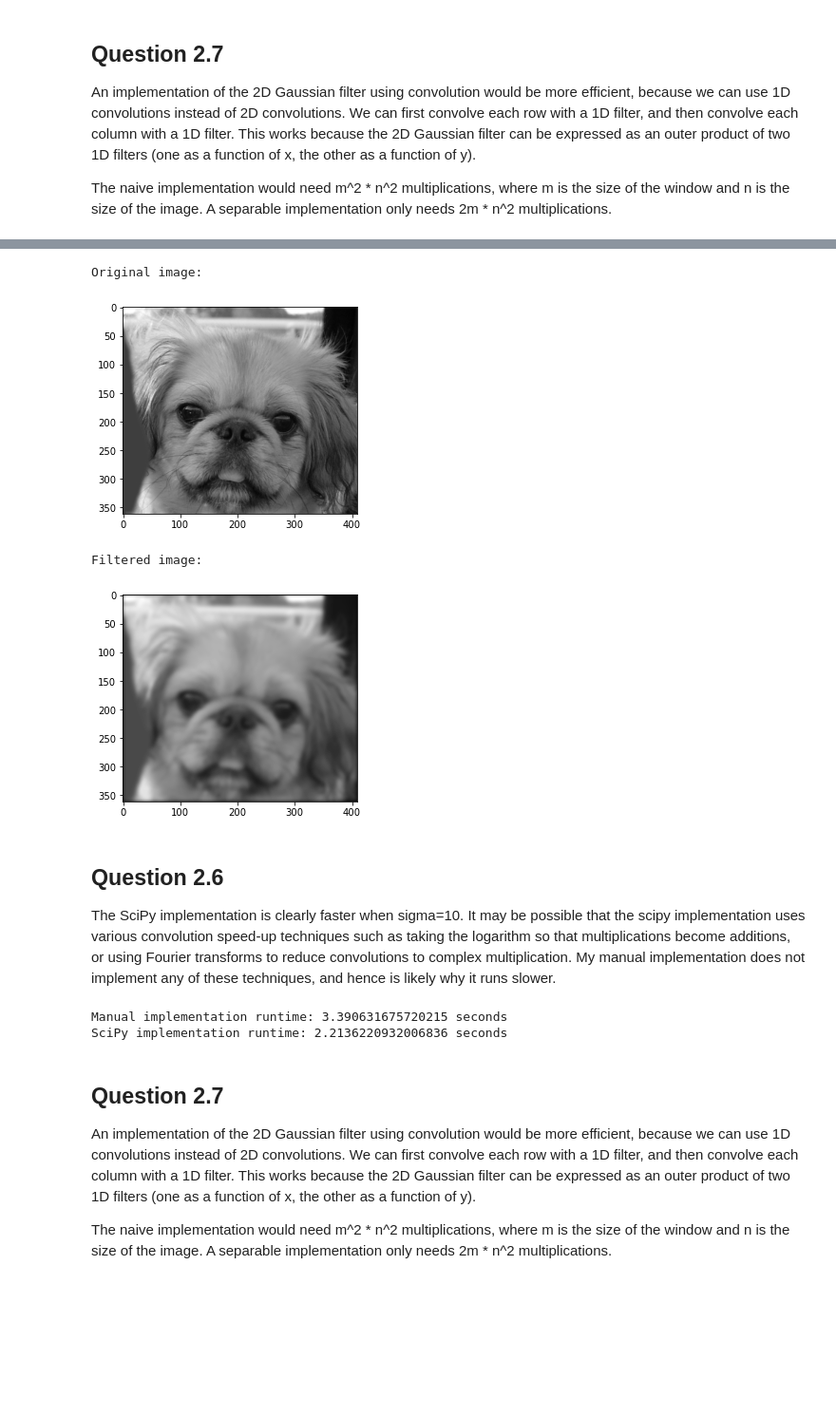
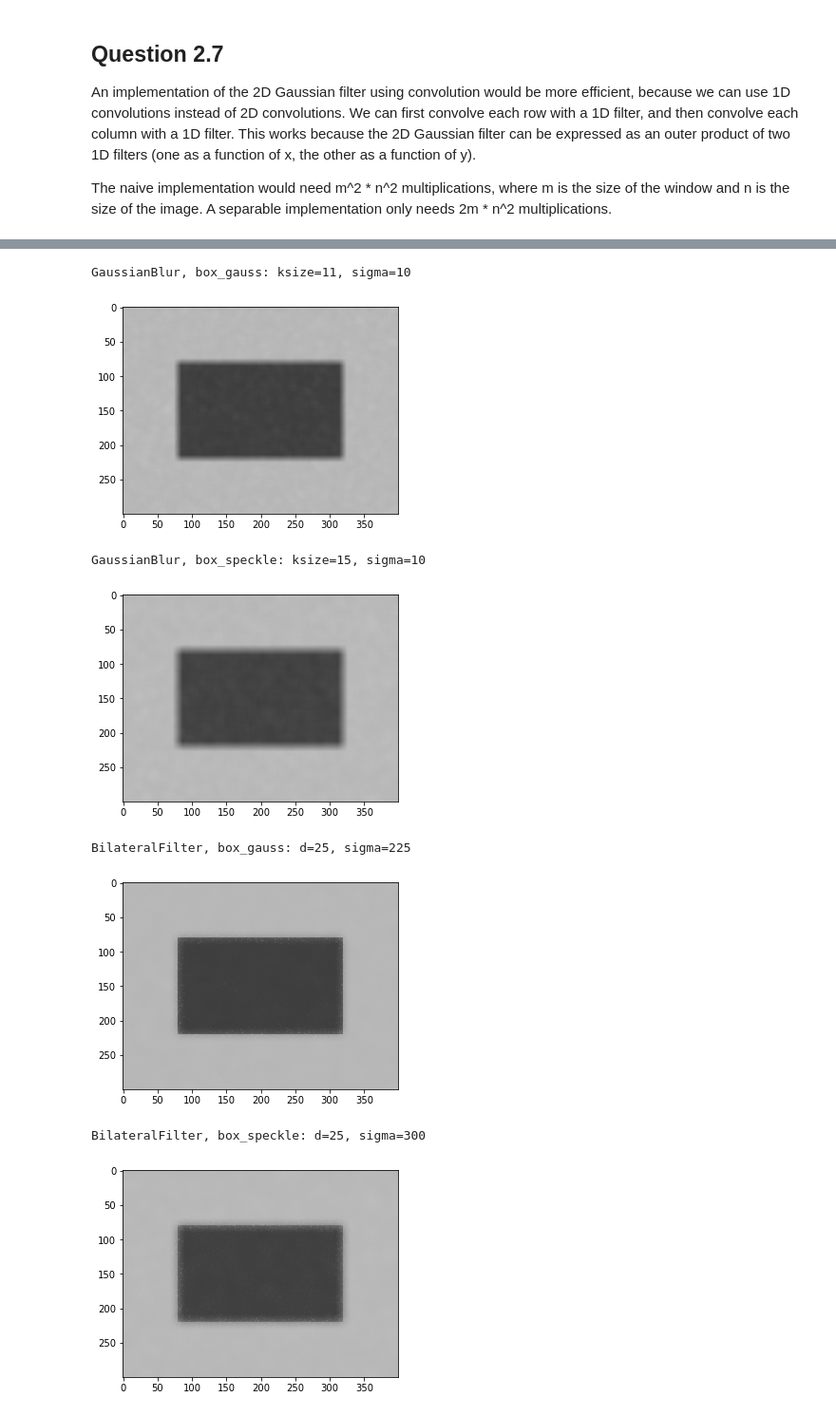
Before and after one commit to ricky-ma/CPSC425-Computer-Vision, a Jupyter notebook: A1/Assignment1.ipynb, the cells around one changed output, grey strips where cells are left out. Shown at 95% size. Saved outputs shown, nothing was run; the diff lists cells and outputs as text; code cells hidden in the pictures; blank space fills up the shorter version.

```diff
--- a/A1/Assignment1.ipynb
+++ b/A1/Assignment1.ipynb
@@ -276,48 +292,31 @@ In this case, correlate2d and convolve2d return the same results because our 2D
-# %%
-def gaussconvolve2d_scipy(array,sigma):
-    filter = gauss2d(sigma)
-    filtered_img = signal.convolve2d(array,filter,'same')
-    return filtered_img
-
-# Load image and convert to grayscale
-coloured_image = cv2.imread("dog.jpg")
-grey_image = cv2.cvtColor(coloured_image, cv2.COLOR_BGR2GRAY)
-filtered_image = gaussconvolve2d_scipy(grey_image, 3)
-
-print("Original image:")
-plt.imshow(grey_image, cmap="gray")
-plt.show()
-print("Filtered image:")
-plt.imshow(filtered_image, cmap="gray")
-plt.show()
-# %% [output]
-Original image:
-[figure, removed]
-Filtered image:
-[figure, removed]
-# %% [markdown]
-## Question 2.6
-The SciPy implementation is clearly faster when sigma=10. It may be possible that the scipy implementation uses various convolution speed-up techniques such as taking the logarithm so that multiplications become additions, or using Fourier transforms to reduce convolutions to complex multiplication. My manual implementation does not implement any of these techniques, and hence is likely why it runs slower.
-# %%
-# Load image and convert to grayscale
-coloured_image = cv2.imread("dog.jpg")
-grey_image = cv2.cvtColor(coloured_image, cv2.COLOR_BGR2GRAY)
-
-start_time = time.time() # start timestamp
-filtered_image = gaussconvolve2d_manual(grey_image, 10)
-duration_manual = time.time() - start_time # duration in seconds
-
-start_time = time.time() # start timestamp
-filtered_image = gaussconvolve2d_scipy(grey_image, 10)
-duration_scipy = time.time() - start_time # duration in seconds
-
-print("Manual implementation runtime: {} seconds".format(duration_manual))
-print("SciPy implementation runtime: {} seconds".format(duration_scipy))
-# %% [output]
-Manual implementation runtime: 3.390631675720215 seconds
-SciPy implementation runtime: 2.2136220932006836 seconds
-# %% [markdown]
-## Question 2.7
-An implementation of the 2D Gaussian filter using convolution would be more efficient, because we can use 1D convolutions instead of 2D convolutions. We can first convolve each row with a 1D filter, and then convolve each column with a 1D filter. This works because the 2D Gaussian filter can be expressed as an outer product of two 1D filters (one as a function of x, the other as a function of y).
-
-The naive implementation would need m^2 * n^2 multiplications, where m is the size of the window and n is the size of the image. A separable implementation only needs 2m * n^2 multiplications.
+# %%
+box_gauss = cv2.imread("images/box_gauss.png")
+box_speckle = cv2.imread("images/box_speckle.png")
+
+print("GaussianBlur, box_gauss: ksize=11, sigma=10")
+plt.imshow(cv2.GaussianBlur(box_gauss, ksize=(11,11), sigmaX=10, sigmaY=10))
+plt.show()
+print("GaussianBlur, box_speckle: ksize=15, sigma=10")
+plt.imshow(cv2.GaussianBlur(box_speckle, ksize=(15,15), sigmaX=10, sigmaY=10))
+plt.show()
+print("BilateralFilter, box_gauss: d=25, sigma=225")
+plt.imshow(cv2.bilateralFilter(box_gauss, d=25, sigmaColor=225, sigmaSpace=225))
+plt.show()
+print("BilateralFilter, box_speckle: d=25, sigma=300")
+plt.imshow(cv2.bilateralFilter(box_speckle, d=25, sigmaColor=300, sigmaSpace=300))
+plt.show()
+print("MedianBlur, box_gauss: ksize=5")
+plt.imshow(cv2.medianBlur(box_gauss, ksize=5))
+plt.show()
+print("MedianBlur, box_speckle: ksize=7")
+plt.imshow(cv2.medianBlur(box_speckle, ksize=7))
+plt.show()
+# %% [output]
+GaussianBlur, box_gauss: ksize=11, sigma=10
+[figure, added]
+GaussianBlur, box_speckle: ksize=15, sigma=10
+[figure, added]
+BilateralFilter, box_gauss: d=25, sigma=225
+[figure, added]
+BilateralFilter, box_speckle: d=25, sigma=300
+[figure, added]
```
Also changed, not shown: parts of 26 cells of this notebook, 15 other files.
